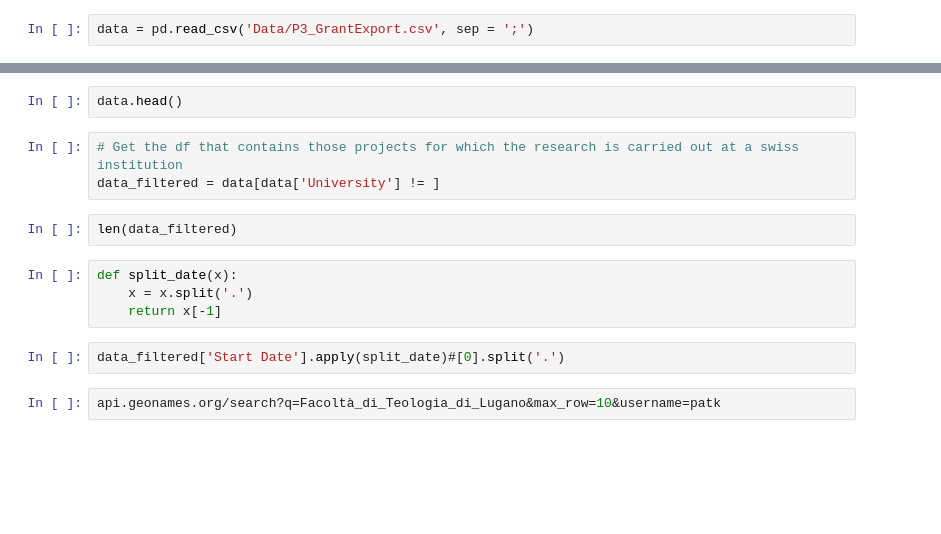
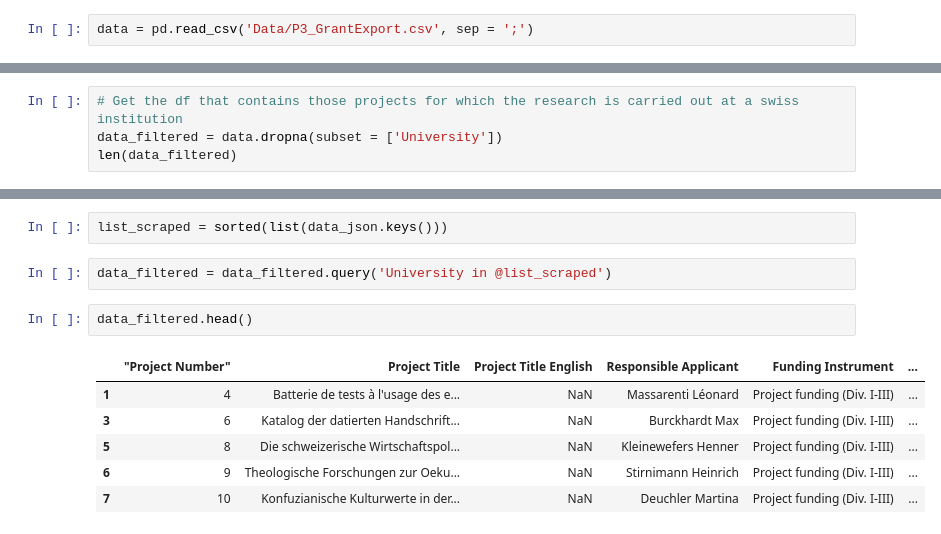
Before and after one commit to CriMenghini/ADA_Homeworks, a Jupyter notebook: Homework_3/Homework_3.ipynb, the cells around one changed output, grey strips where cells are left out. Saved outputs shown, nothing was run; the diff lists cells and outputs as text; blank space fills up the shorter version.

```diff
--- a/Homework_3/Homework_3.ipynb
+++ b/Homework_3/Homework_3.ipynb
@@ -61,0 +90,4 @@ data = pd.read_csv('Data/P3_GrantExport.csv', sep = ';')
+# %%
+# Get the df that contains those projects for which the research is carried out at a swiss institution
+data_filtered = data.dropna(subset = ['University'])
+len(data_filtered)
@@ -62,15 +179,13 @@ data = pd.read_csv('Data/P3_GrantExport.csv', sep = ';')
+# %%
+list_scraped = sorted(list(data_json.keys()))
+# %%
+data_filtered = data_filtered.query('University in @list_scraped')
 # %%
-data.head()
+data_filtered.head()
+# %% [output]
+|  | ﻿"Project Number" | Project Title | Project Title English | Responsible Applicant | Funding Instrument | ... |
+| 1 | 4 | Batterie de tests à l'usage des e... | NaN | Massarenti Léonard | Project funding (Div. I-III) | ... |
+| 3 | 6 | Katalog der datierten Handschrift... | NaN | Burckhardt Max | Project funding (Div. I-III) | ... |
+| 5 | 8 | Die schweizerische Wirtschaftspol... | NaN | Kleinewefers Henner | Project funding (Div. I-III) | ... |
+| 6 | 9 | Theologische Forschungen zur Oeku... | NaN | Stirnimann Heinrich | Project funding (Div. I-III) | ... |
+| 7 | 10 | Konfuzianische Kulturwerte in der... | NaN | Deuchler Martina | Project funding (Div. I-III) | ... |
-# %%
-# Get the df that contains those projects for which the research is carried out at a swiss institution
-data_filtered = data[data['University'] != ]
-# %%
-len(data_filtered)
-# %%
-def split_date(x):
-    x = x.split('.')
-    return x[-1]
-# %%
-data_filtered['Start Date'].apply(split_date)#[0].split('.')
-# %%
-api.geonames.org/search?q=Facoltà_di_Teologia_di_Lugano&max_row=10&username=patk
```
Also changed, not shown: parts of 19 cells of this notebook, 2 other files.
